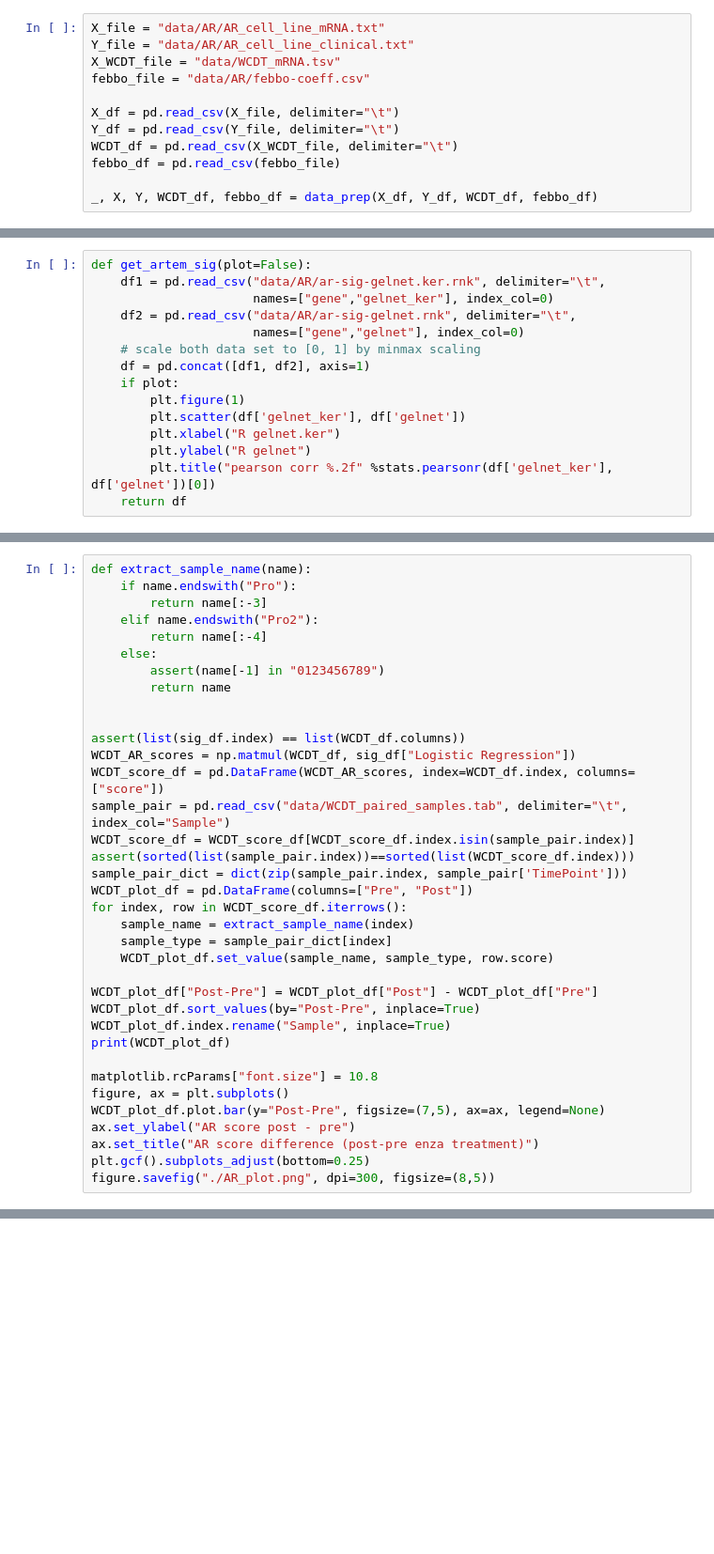
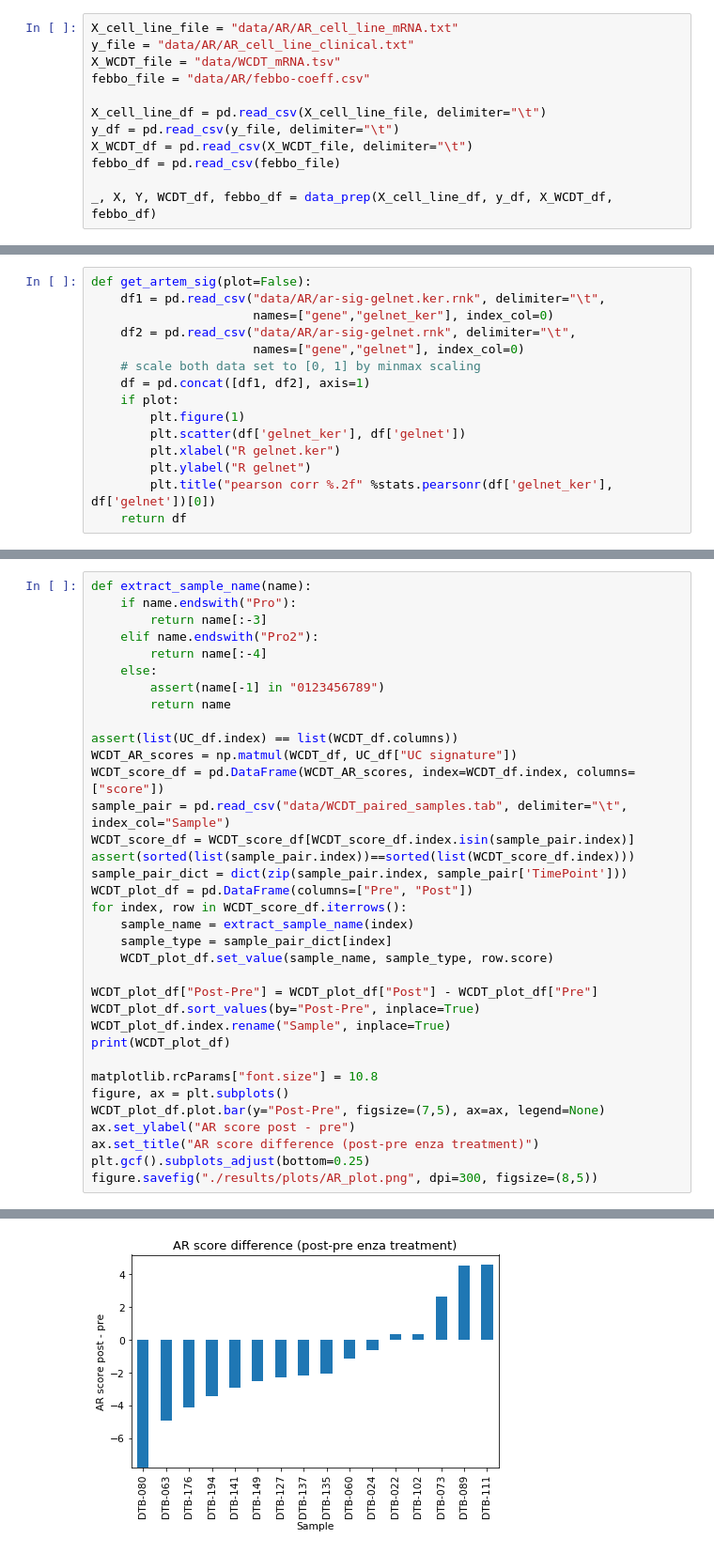
Before and after one commit to MollyZhang/ARsig_python, a Jupyter notebook: ARsig.ipynb, the cells around one changed output, grey strips where cells are left out. Shown: that part at 94% size. Drawn from its saved outputs; the diff is of its cells as text; blank space fills up the shorter version.

```diff
--- a/ARsig.ipynb
+++ b/ARsig.ipynb
@@ -95,14 +97,14 @@ def data_prep(X_df, Y_df, WCDT_df, febbo_df):
 
     return X_orig_df, X_df, Y_df, WCDT_df, febbo_df
 # %%
-X_file = "data/AR/AR_cell_line_mRNA.txt"
-Y_file = "data/AR/AR_cell_line_clinical.txt"
+X_cell_line_file = "data/AR/AR_cell_line_mRNA.txt"
+y_file = "data/AR/AR_cell_line_clinical.txt"
 X_WCDT_file = "data/WCDT_mRNA.tsv"
 febbo_file = "data/AR/febbo-coeff.csv"
 
-X_df = pd.read_csv(X_file, delimiter="\t")
-Y_df = pd.read_csv(Y_file, delimiter="\t")
-WCDT_df = pd.read_csv(X_WCDT_file, delimiter="\t")
+X_cell_line_df = pd.read_csv(X_cell_line_file, delimiter="\t")
+y_df = pd.read_csv(y_file, delimiter="\t")
+X_WCDT_df = pd.read_csv(X_WCDT_file, delimiter="\t")
 febbo_df = pd.read_csv(febbo_file)
 
-_, X, Y, WCDT_df, febbo_df = data_prep(X_df, Y_df, WCDT_df, febbo_df)
+_, X, Y, WCDT_df, febbo_df = data_prep(X_cell_line_df, y_df, X_WCDT_df, febbo_df)
@@ -247,9 +183,8 @@ def extract_sample_name(name):
         assert(name[-1] in "0123456789")
         return name
 
-
-assert(list(sig_df.index) == list(WCDT_df.columns))
-WCDT_AR_scores = np.matmul(WCDT_df, sig_df["Logistic Regression"])
+assert(list(UC_df.index) == list(WCDT_df.columns))
+WCDT_AR_scores = np.matmul(WCDT_df, UC_df["UC signature"])
 WCDT_score_df = pd.DataFrame(WCDT_AR_scores, index=WCDT_df.index, columns=["score"])
 sample_pair = pd.read_csv("data/WCDT_paired_samples.tab", delimiter="\t", index_col="Sample")
 WCDT_score_df = WCDT_score_df[WCDT_score_df.index.isin(sample_pair.index)]
@@ -272,5 +207,5 @@ WCDT_plot_df.plot.bar(y="Post-Pre", figsize=(7,5), ax=ax, legend=None)
 ax.set_ylabel("AR score post - pre")
 ax.set_title("AR score difference (post-pre enza treatment)")
 plt.gcf().subplots_adjust(bottom=0.25)
-figure.savefig("./AR_plot.png", dpi=300, figsize=(8,5))
+figure.savefig("./results/plots/AR_plot.png", dpi=300, figsize=(8,5))
 # %% [output]
@@ -277,0 +230 @@ NameError: name 'sig_df' is not defined
+[figure, added]
```
Also changed, not shown: parts of 21 cells of this notebook, 1 other file.
